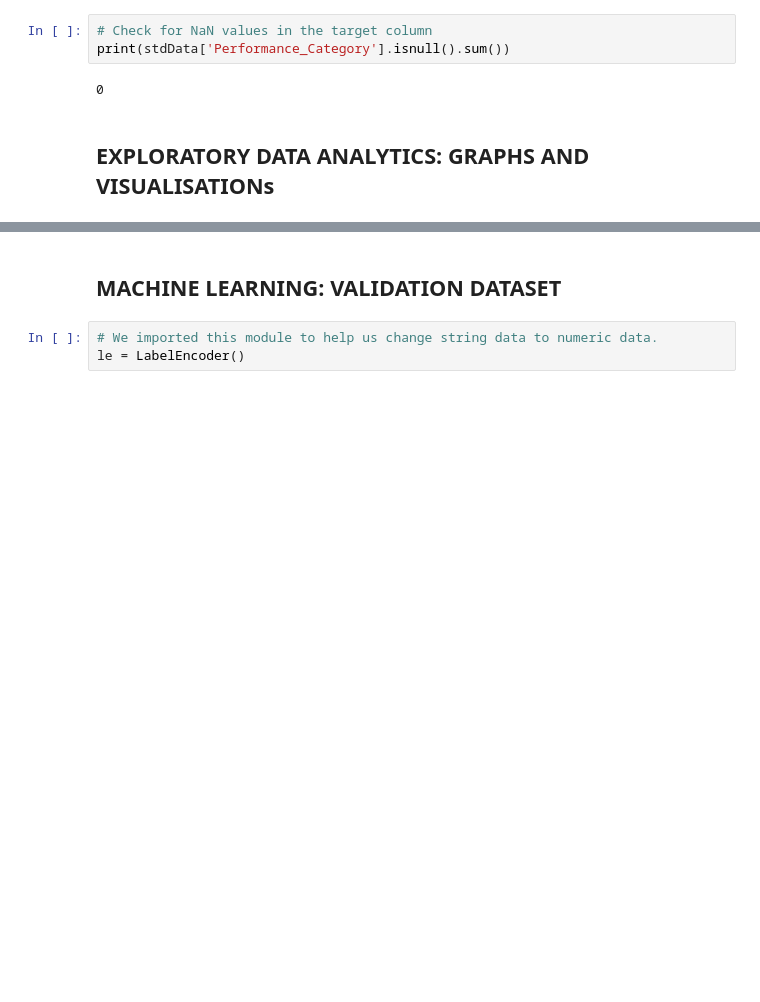
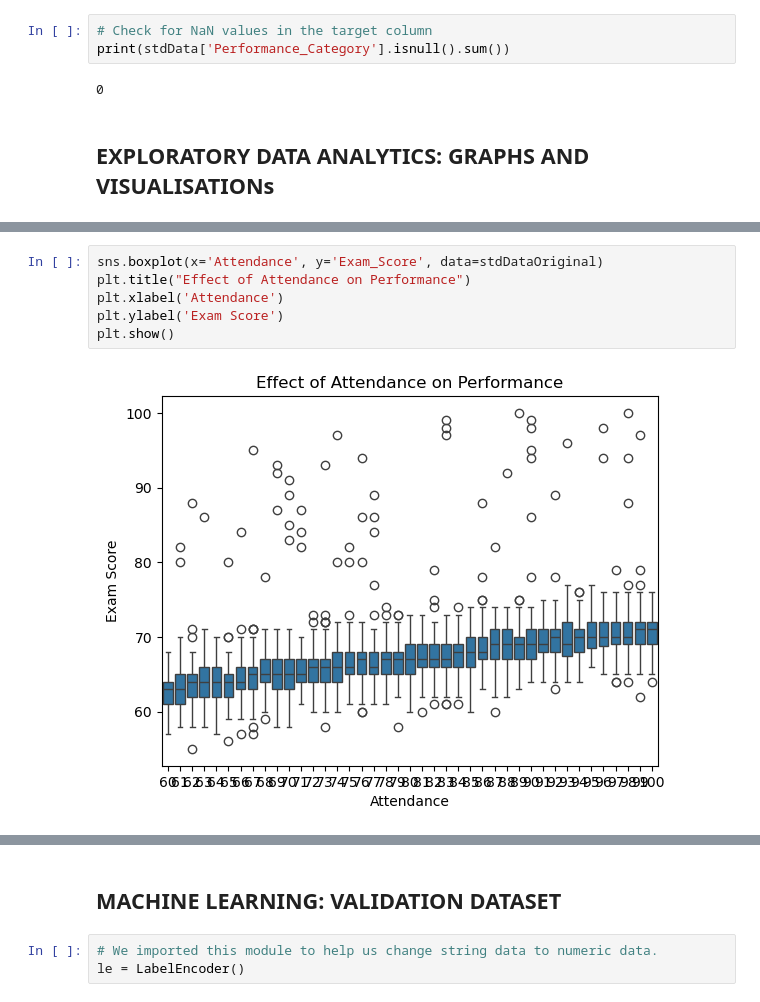
Before and after one commit to dylanDA23/DTA_Assignment2024, a Jupyter notebook: NewDataSet/DTA_ASSIGNMENT.ipynb, the cells around one changed output, grey strips where cells are left out. Drawn from its saved outputs; the diff is of its cells as text; blank space fills up the shorter version.

```diff
--- a/NewDataSet/DTA_ASSIGNMENT.ipynb
+++ b/NewDataSet/DTA_ASSIGNMENT.ipynb
@@ -295,0 +317,8 @@ print(stdData['Performance_Category'].isnull().sum())
+# %%
+sns.boxplot(x='Attendance', y='Exam_Score', data=stdDataOriginal)
+plt.title("Effect of Attendance on Performance")
+plt.xlabel('Attendance')
+plt.ylabel('Exam Score')
+plt.show()
+# %% [output]
+[figure, added]
```
Also changed, not shown: parts of 20 cells of this notebook.
